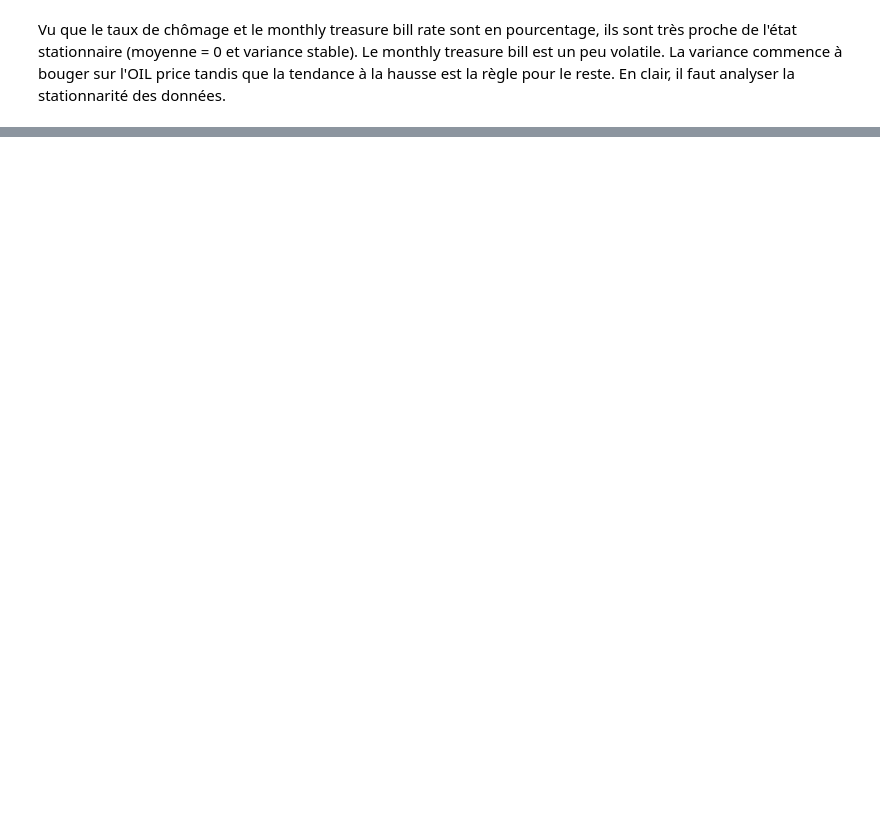
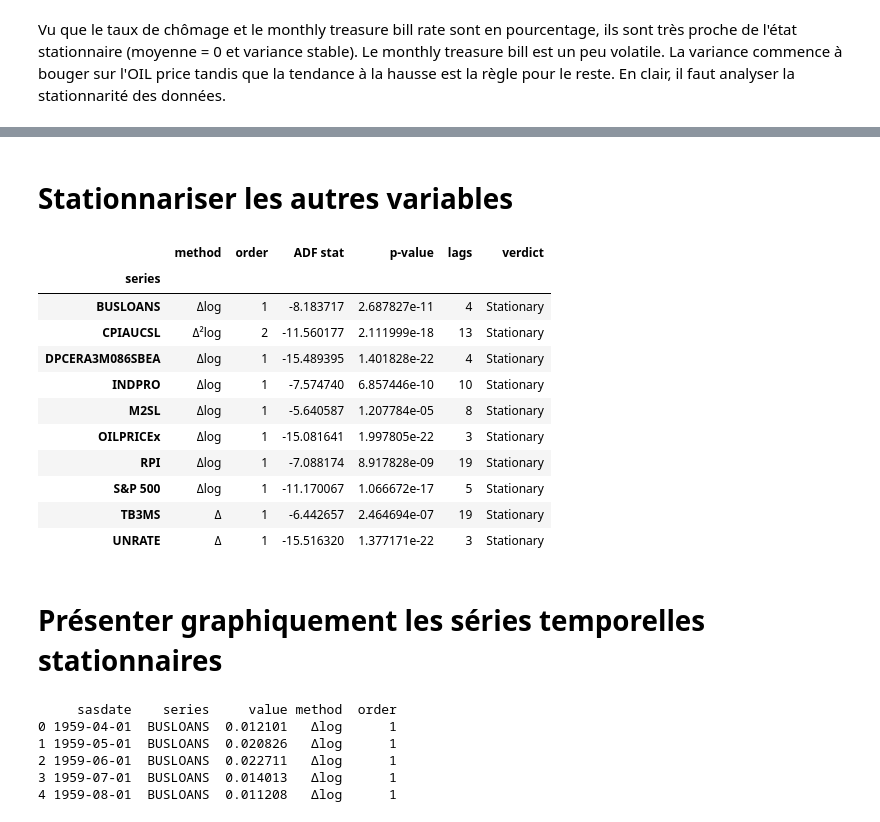
Before and after one commit to MitaDataAI/Forecast-and-explain-the-Unemployment-of-USA, a Jupyter notebook: Exploration Data Analysis.ipynb, the cells around one changed output, grey strips where cells are left out. Saved outputs shown, nothing was run; the diff lists cells and outputs as text; code cells hidden in the pictures; blank space fills up the shorter version.

```diff
--- a/Exploration Data Analysis.ipynb
+++ b/Exploration Data Analysis.ipynb
@@ -215,0 +329,22 @@ Maintenant, il faut déterminer exactement la cause de la non-stationnarité pou
+# %%
+# ---------- 2) Résumé ADF pour les taux transformés ----------
+rows = []
+for col in df_rates_trans.columns:
+    res = adf_test_ct(df_rates_trans[col], alpha=ALPHA)
+    if res["ok"]:
+        verdict = "Stationary" if res["stationary"] else "Non-stationary"
+        rows.append({
+            "series": col, "ADF stat": res["stat"], "p-value": res["pval"],
+            "lags": res["lags"], "verdict": verdict
+        })
+    else:
+        rows.append({"series": col, "ADF stat": np.nan, "p-value": np.nan,
+                     "lags": np.nan, "verdict": res["reason"]})
+
+summary_rates = pd.DataFrame(rows).set_index("series").sort_index()
+
+print("\n=== Nouveau DataFrame des taux (différenciés) ===")
+print(df_rates_trans.head())
+
+print("\n=== Résumé ADF sur Δtaux ===")
+print(summary_rates)
@@ -215,0 +366,2 @@ Maintenant, il faut déterminer exactement la cause de la non-stationnarité pou
+# %% [markdown]
+# Stationnariser les autres variables
@@ -215,0 +467,50 @@ Maintenant, il faut déterminer exactement la cause de la non-stationnarité pou
+# %%
+summary_all
+# %% [output]
+|  | method | order | ADF stat | p-value | lags | verdict |
+| series |  |  |  |  |  |  |
+| BUSLOANS | Δlog | 1 | -8.183717 | 2.687827e-11 | 4 | Stationary |
+| CPIAUCSL | Δ²log | 2 | -11.560177 | 2.111999e-18 | 13 | Stationary |
+| DPCERA3M086SBEA | Δlog | 1 | -15.489395 | 1.401828e-22 | 4 | Stationary |
+| INDPRO | Δlog | 1 | -7.574740 | 6.857446e-10 | 10 | Stationary |
+| M2SL | Δlog | 1 | -5.640587 | 1.207784e-05 | 8 | Stationary |
+| OILPRICEx | Δlog | 1 | -15.081641 | 1.997805e-22 | 3 | Stationary |
+| RPI | Δlog | 1 | -7.088174 | 8.917828e-09 | 19 | Stationary |
+| S&P 500 | Δlog | 1 | -11.170067 | 1.066672e-17 | 5 | Stationary |
+| TB3MS | Δ | 1 | -6.442657 | 2.464694e-07 | 19 | Stationary |
+| UNRATE | Δ | 1 | -15.516320 | 1.377171e-22 | 3 | Stationary |
+# %% [markdown]
+# Présenter graphiquement les séries temporelles stationnaires
+# %%
+import pandas as pd
+
+# 1) s'assurer que l'index est bien nommé/typé
+df_stationary = df_stationary.copy()
+df_stationary.index.name = "sasdate"
+df_stationary.index = pd.to_datetime(df_stationary.index)
+
+# 2) passage en format long
+df_long = (
+    df_stationary
+      .reset_index()                           # sasdate -> colonne
+      .melt(id_vars="sasdate",
+            var_name="series",
+            value_name="value")
+      .dropna(subset=["value"])
+      .sort_values(["series", "sasdate"])
+      .reset_index(drop=True)
+)
+
+# 3) ajouter method/order si tu as déjà 'summary_all'
+if "summary_all" in globals():
+    meta = summary_all[["method", "order"]].reset_index()  # 'series' en index dans summary_all
+    df_long = df_long.merge(meta, on="series", how="left")
+
+print(df_long.head())
+# %% [output]
+     sasdate    series     value method  order
+0 1959-04-01  BUSLOANS  0.012101   Δlog      1
+1 1959-05-01  BUSLOANS  0.020826   Δlog      1
+2 1959-06-01  BUSLOANS  0.022711   Δlog      1
+3 1959-07-01  BUSLOANS  0.014013   Δlog      1
+4 1959-08-01  BUSLOANS  0.011208   Δlog      1
```
Also changed, not shown: parts of 22 cells of this notebook.
